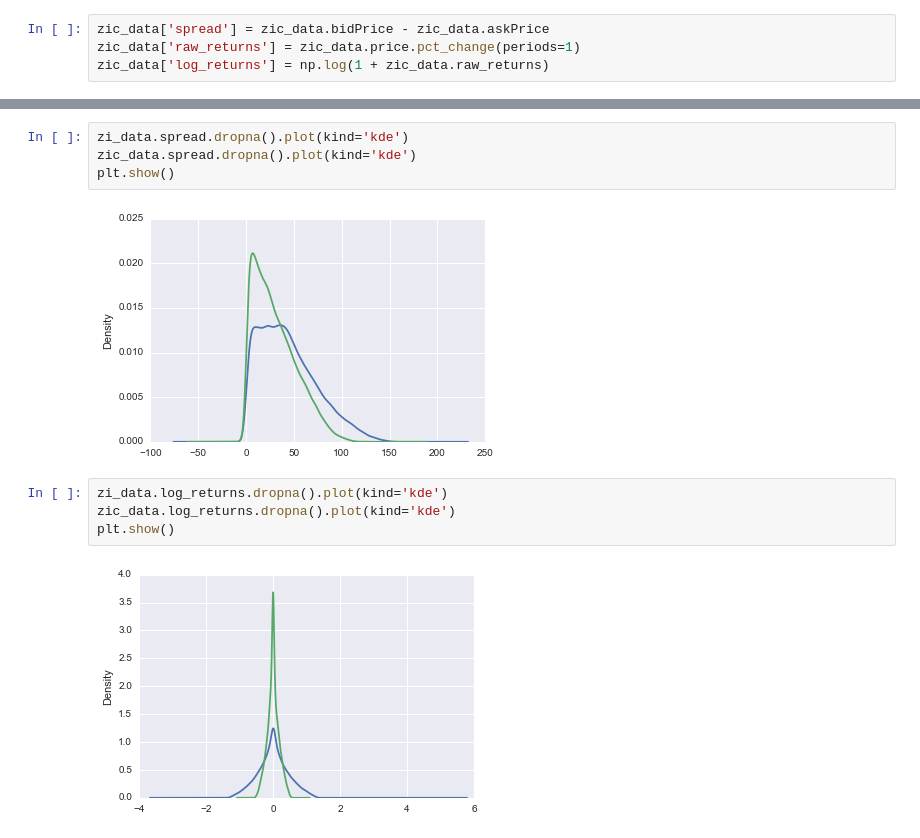
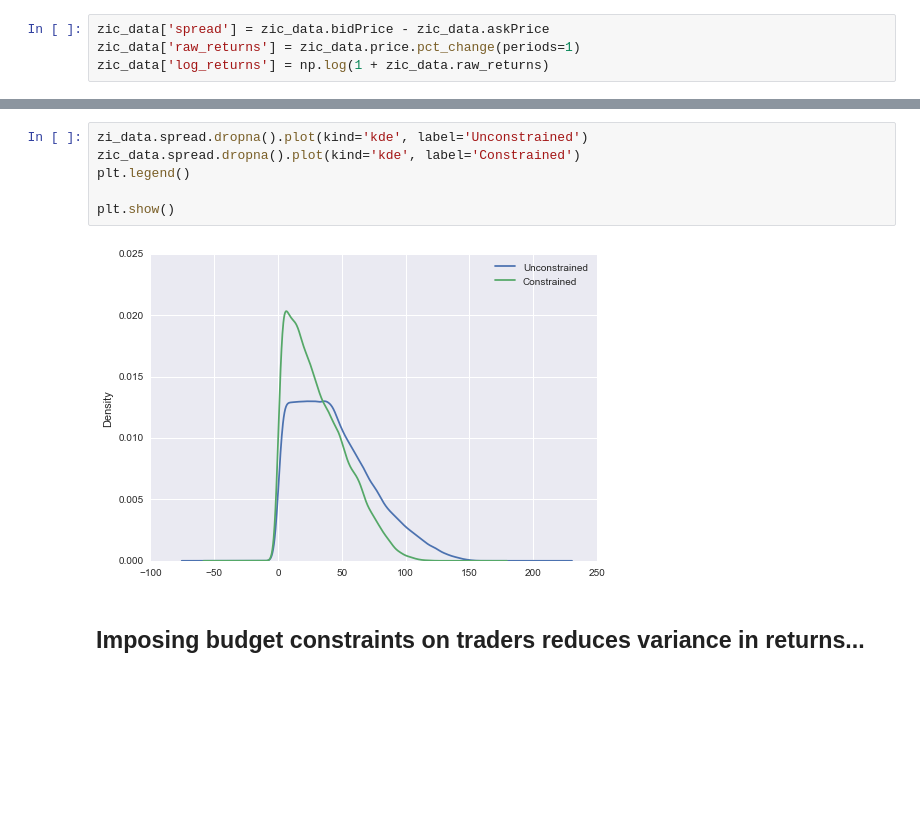
Before and after one commit to ScalABM/models-library, a Jupyter notebook: gode-sunder/gode-sunder-model.ipynb, the cells around one changed output, grey strips where cells are left out. Cells and saved outputs as stored; diff of their text form; blank space fills up the shorter version.

```diff
--- a/gode-sunder/gode-sunder-model.ipynb
+++ b/gode-sunder/gode-sunder-model.ipynb
@@ -250,16 +251,14 @@ max        126.000000
 Name: spread, dtype: float64
 # %%
-zi_data.spread.dropna().plot(kind='kde')
-zic_data.spread.dropna().plot(kind='kde')
+zi_data.spread.dropna().plot(kind='kde', label='Unconstrained')
+zic_data.spread.dropna().plot(kind='kde', label='Constrained')
+plt.legend()
+
 plt.show()
 # %% [output]
-[figure, old version]
+[figure, new version]
-# %%
-zi_data.log_returns.dropna().plot(kind='kde')
-zic_data.log_returns.dropna().plot(kind='kde')
-plt.show()
-# %% [output]
-[figure, removed]
+# %% [markdown]
+<h2> Imposing budget constraints on traders reduces variance in returns...</h2>
 # %%
 zi_data.log_returns.describe()
 # %% [output]
```
Also changed, not shown: parts of 23 cells of this notebook, 1 other file.
